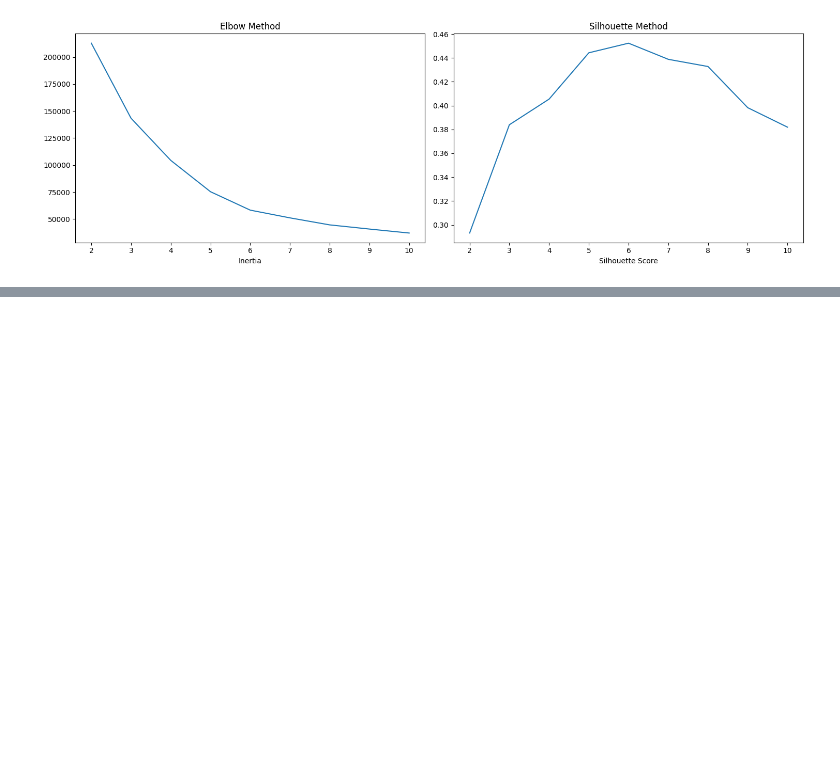
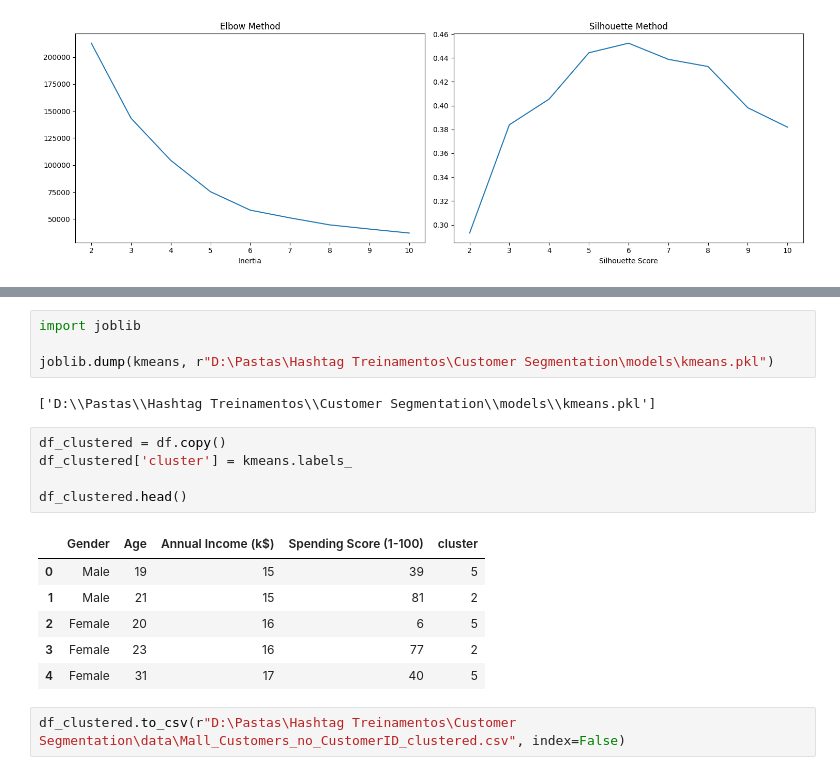
Before and after one commit to danimoreira90/Customer-Segmentation-Project, a Jupyter notebook: notebooks/projeto_supermercado_02_clustering.ipynb, the cells around one changed output, grey strips where cells are left out. Drawn from its saved outputs; the diff is of its cells as text; blank space fills up the shorter version.

```diff
--- a/notebooks/projeto_supermercado_02_clustering.ipynb
+++ b/notebooks/projeto_supermercado_02_clustering.ipynb
@@ -53,0 +70,20 @@ plt.show()
+# %%
+import joblib
+
+joblib.dump(kmeans, r"D:\Pastas\Hashtag Treinamentos\Customer Segmentation\models\kmeans.pkl")
+# %% [output]
+['D:\\Pastas\\Hashtag Treinamentos\\Customer Segmentation\\models\\kmeans.pkl']
+# %%
+df_clustered = df.copy()
+df_clustered['cluster'] = kmeans.labels_
+
+df_clustered.head()
+# %% [output]
+|  | Gender | Age | Annual Income (k$) | Spending Score (1-100) | cluster |
+| 0 | Male | 19 | 15 | 39 | 5 |
+| 1 | Male | 21 | 15 | 81 | 2 |
+| 2 | Female | 20 | 16 | 6 | 5 |
+| 3 | Female | 23 | 16 | 77 | 2 |
+| 4 | Female | 31 | 17 | 40 | 5 |
+# %%
+df_clustered.to_csv(r"D:\Pastas\Hashtag Treinamentos\Customer Segmentation\data\Mall_Customers_no_CustomerID_clustered.csv", index=False)
```
Also changed, not shown: parts of 3 cells of this notebook, 2 other files.
